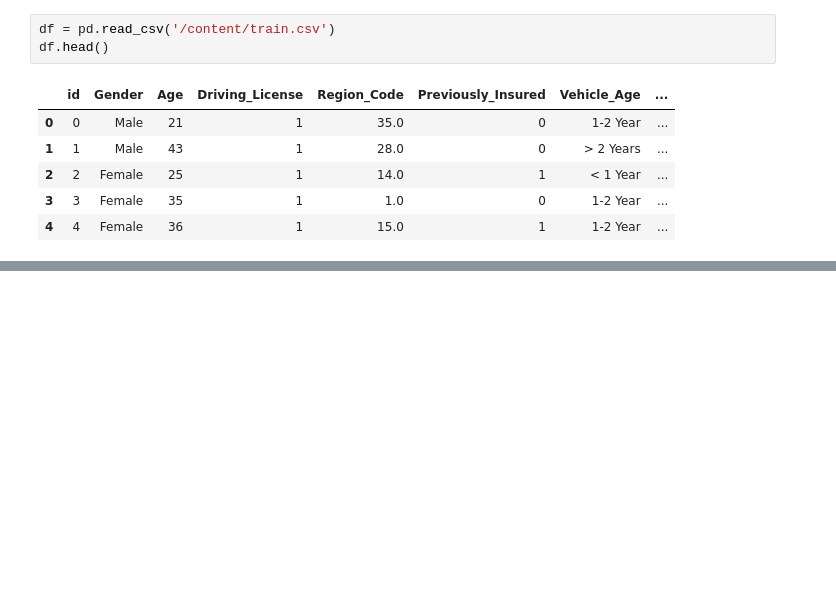
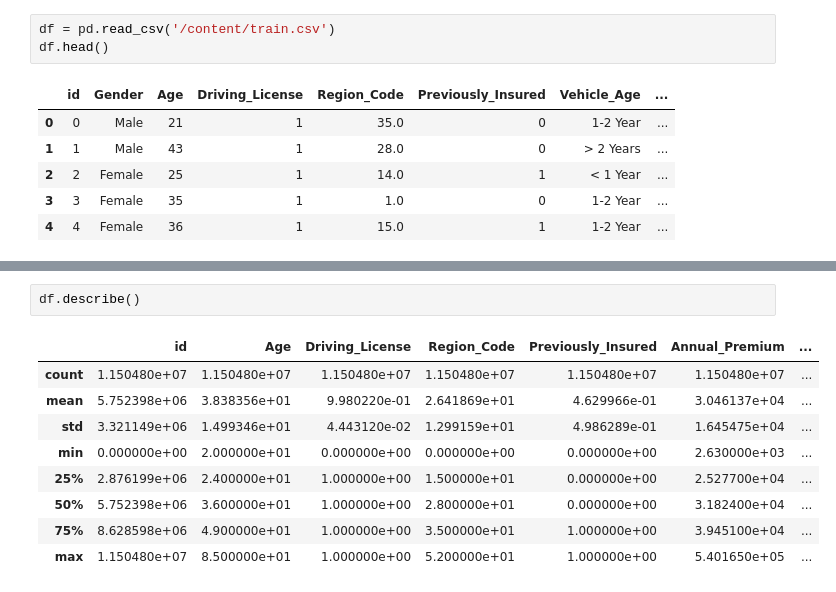
Before and after one commit to soham-bhagwat/Data-Analysis-EDA, a Jupyter notebook: S4E7.ipynb, the cells around one changed output, grey strips where cells are left out. Drawn from its saved outputs; the diff is of its cells as text; blank space fills up the shorter version.

```diff
--- a/S4E7.ipynb
+++ b/S4E7.ipynb
@@ -39,3 +41,15 @@ memory usage: 381.9+ MB
+# %%
+df.describe()
+# %% [output]
+|  | id | Age | Driving_License | Region_Code | Previously_Insured | Annual_Premium | ... |
+| count | 1.150480e+07 | 1.150480e+07 | 1.150480e+07 | 1.150480e+07 | 1.150480e+07 | 1.150480e+07 | ... |
+| mean | 5.752398e+06 | 3.838356e+01 | 9.980220e-01 | 2.641869e+01 | 4.629966e-01 | 3.046137e+04 | ... |
+| std | 3.321149e+06 | 1.499346e+01 | 4.443120e-02 | 1.299159e+01 | 4.986289e-01 | 1.645475e+04 | ... |
+| min | 0.000000e+00 | 2.000000e+01 | 0.000000e+00 | 0.000000e+00 | 0.000000e+00 | 2.630000e+03 | ... |
+| 25% | 2.876199e+06 | 2.400000e+01 | 1.000000e+00 | 1.500000e+01 | 0.000000e+00 | 2.527700e+04 | ... |
+| 50% | 5.752398e+06 | 3.600000e+01 | 1.000000e+00 | 2.800000e+01 | 0.000000e+00 | 3.182400e+04 | ... |
+| 75% | 8.628598e+06 | 4.900000e+01 | 1.000000e+00 | 3.500000e+01 | 1.000000e+00 | 3.945100e+04 | ... |
+| max | 1.150480e+07 | 8.500000e+01 | 1.000000e+00 | 5.200000e+01 | 1.000000e+00 | 5.401650e+05 | ... |
 # %%
 df.isnull().sum()
 # %% [output]
```
Also changed, not shown: parts of 19 cells of this notebook.
